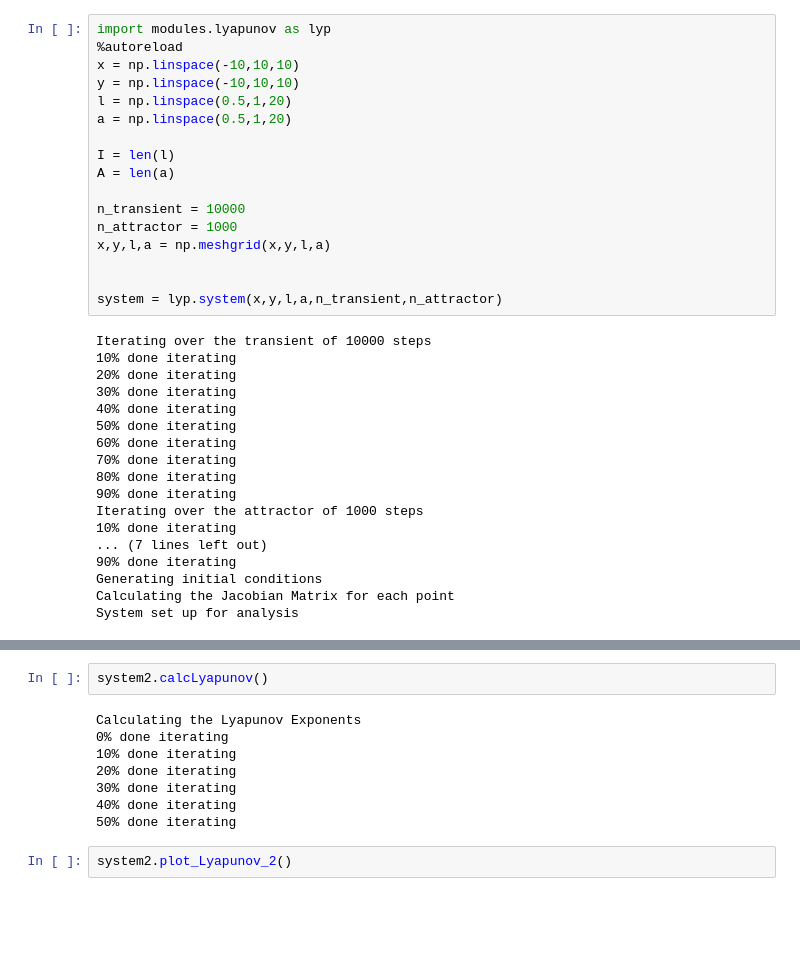
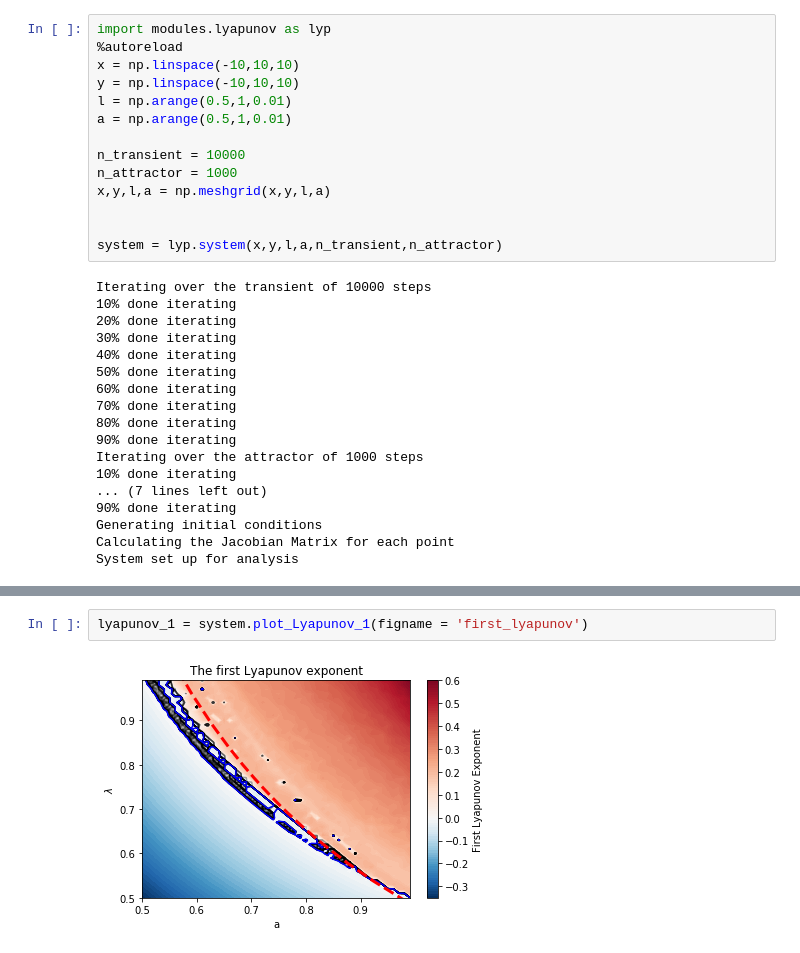
Before and after one commit to hjelleyman/chaos, a Jupyter notebook: Lyapunov_v2.0.ipynb, the cells around one changed output, grey strips where cells are left out. Cells and saved outputs as stored; diff of their text form; blank space fills up the shorter version.

```diff
--- a/Lyapunov_v2.0.ipynb
+++ b/Lyapunov_v2.0.ipynb
@@ -19,11 +19,8 @@ import modules.lyapunov as lyp
 %autoreload
 x = np.linspace(-10,10,10)
 y = np.linspace(-10,10,10)
-l = np.linspace(0.5,1,20)
-a = np.linspace(0.5,1,20)
-
-I = len(l)
-A = len(a)
+l = np.arange(0.5,1,0.01)
+a = np.arange(0.5,1,0.01)
 
 n_transient = 10000
 n_attractor = 1000
@@ -95,12 +64,4 @@ System set up for analysis
-# %%
-system2.calcLyapunov()
-# %% [output]
-Calculating the Lyapunov Exponents
-0% done iterating
-10% done iterating
-20% done iterating
-30% done iterating
-40% done iterating
-50% done iterating
-# %%
-system2.plot_Lyapunov_2()
+# %%
+lyapunov_1 = system.plot_Lyapunov_1(figname = 'first_lyapunov')
+# %% [output]
+[figure, added]
```
Also changed, not shown: parts of 8 cells of this notebook, 16 other files.
